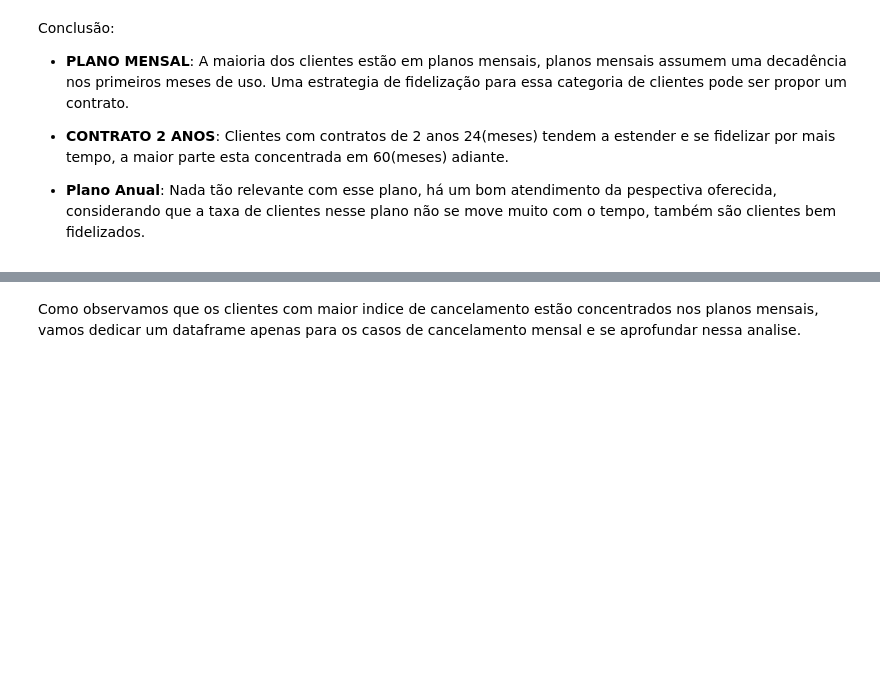
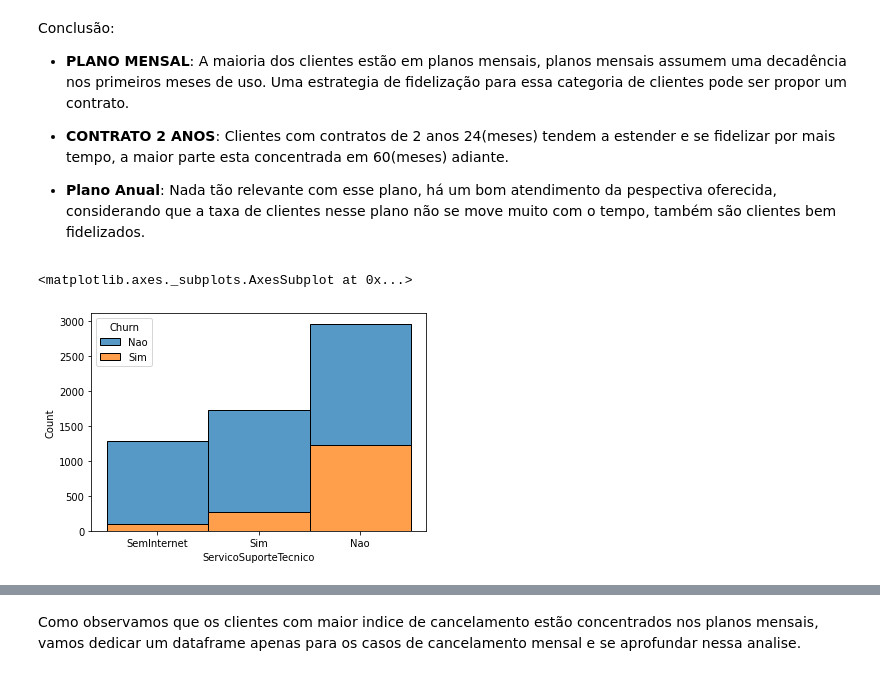
Before and after one commit to juliopk543/EDA_and_visualization, a Jupyter notebook: 3- EDA_Clients_Telecom/Eda_telecom_ipynb (2).ipynb, the cells around one changed output, grey strips where cells are left out. Saved outputs shown, nothing was run; the diff lists cells and outputs as text; code cells hidden in the pictures; blank space fills up the shorter version.

```diff
--- a/3- EDA_Clients_Telecom/Eda_telecom_ipynb (1).ipynb
+++ b/3- EDA_Clients_Telecom/Eda_telecom_ipynb (2).ipynb
@@ -157,4 +155,11 @@ Clientes com contratos de 2 anos 24(meses) tendem a estender e se fidelizar por
 
 * **Plano Anual**:
 Nada tão relevante com esse plano, há um bom atendimento da pespectiva oferecida, considerando que a taxa de clientes nesse plano não se move muito com o tempo, também são clientes bem fidelizados.
+# %%
+df['ServicoSuporteTecnico'] = pd.Categorical(df['ServicoSuporteTecnico'], ['SemInternet','Sim','Nao'])
+
+sns.histplot(df, x='ServicoSuporteTecnico', hue='Churn', multiple='stack')
+# %% [output]
+<matplotlib.axes._subplots.AxesSubplot at 0x...>
+[figure, added]
 # %%
```
Also changed, not shown: parts of 7 cells of this notebook.
